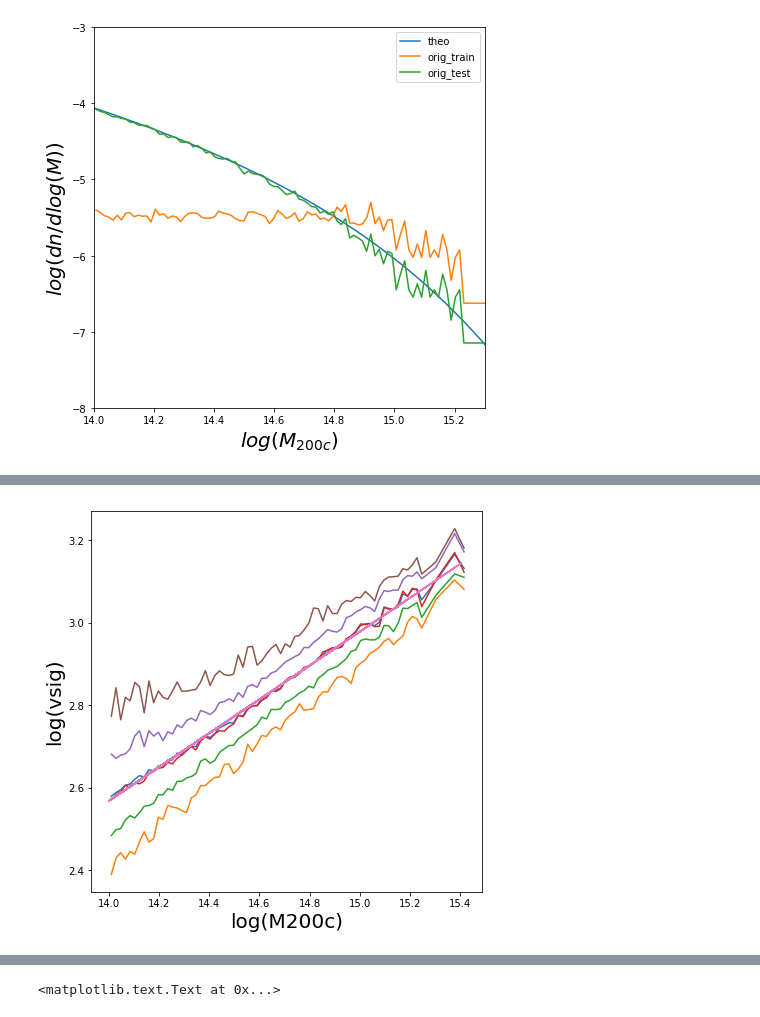
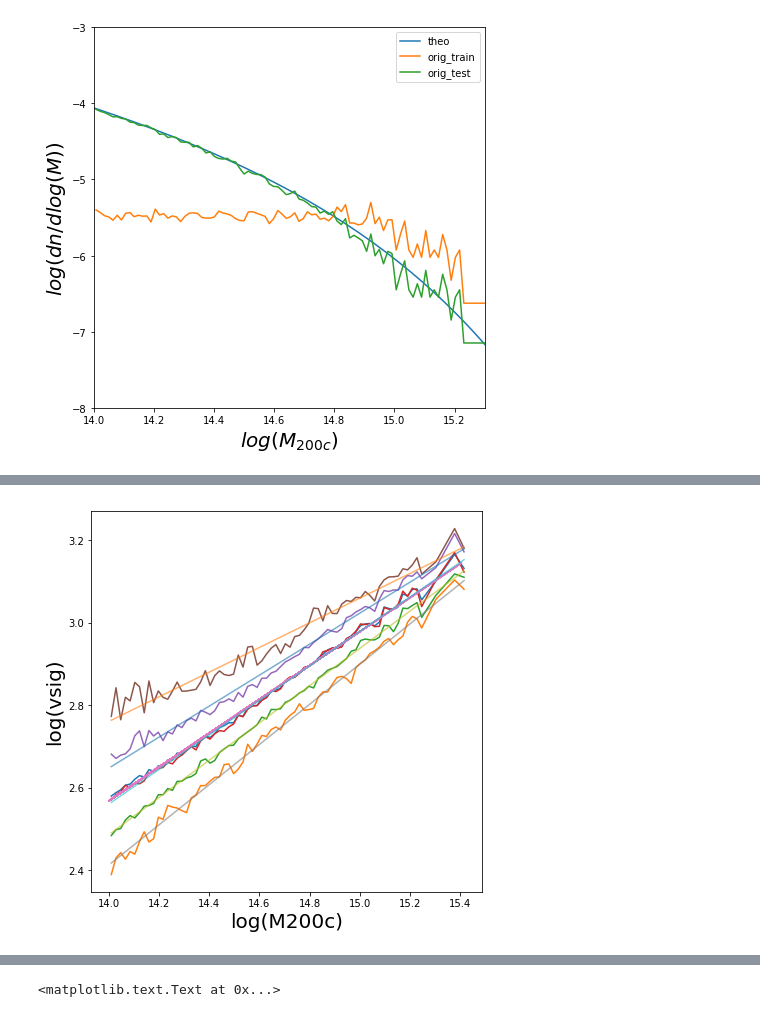
Before and after one commit to maho3/halo_sdm, a Jupyter notebook: data.ipynb, the cells around one changed output, grey strips where cells are left out. Saved outputs shown, nothing was run; the diff lists cells and outputs as text; code cells hidden in the pictures.

Commit message:
quantile regression

```diff
--- a/data.ipynb
+++ b/data.ipynb
@@ -83,16 +87,28 @@ f = plt.figure(figsize = (7,7))
 x = np.log10(dat['Mtot'][dat['intrain']==True])
 y = np.log10(dat['vsig'][dat['intrain']==True])
 
-binnedplot(x,
-           y,
-           n=75,
-           percentiles = [2,15,50,85,98]
-          )
+xx, ymean, \
+y_percent, yerr = binnedplot(x,
+                           y,
+                           n=75,
+                           percentiles = [2,15,50,85,98]
+                          )
 
 regr0 = linear_model.LinearRegression(fit_intercept=True)
 regr0.fit(x.reshape((len(x),1)),y.reshape((len(y),1)))
 
 plt.plot(x,x*regr0.coef_[0] + regr0.intercept_[0], label='fit')
+
+xx = np.array(xx).reshape(-1,1)
+regr_percent = []
+for i in range(len(ypercent)):
+    regr_percent.append(linear_model.LinearRegression(fit_intercept=True))
+    regr_percent[i].fit(xx,y_percent[i],1)
+
+    plt.plot(xx,xx*regr_percent[i].coef_[0] + regr_percent[i].intercept_,
+             alpha=0.6
+            )
+
 
 plt.xlabel('log(M200c)', fontsize=20)
 plt.ylabel('log(vsig)', fontsize=20)
@@ -109 +125 @@ print regr0.intercept_[0]
-[figure, old version]
+[figure, new version]
```
Also changed, not shown: parts of 11 cells of this notebook, 1 other file.
